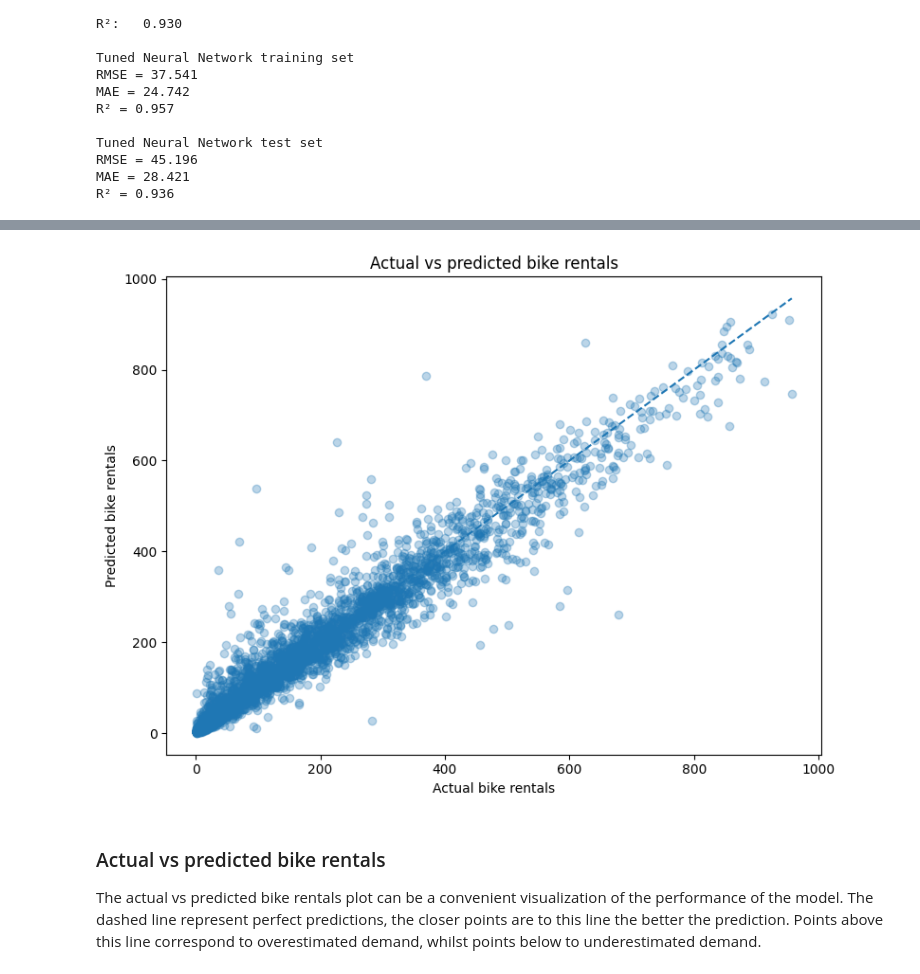
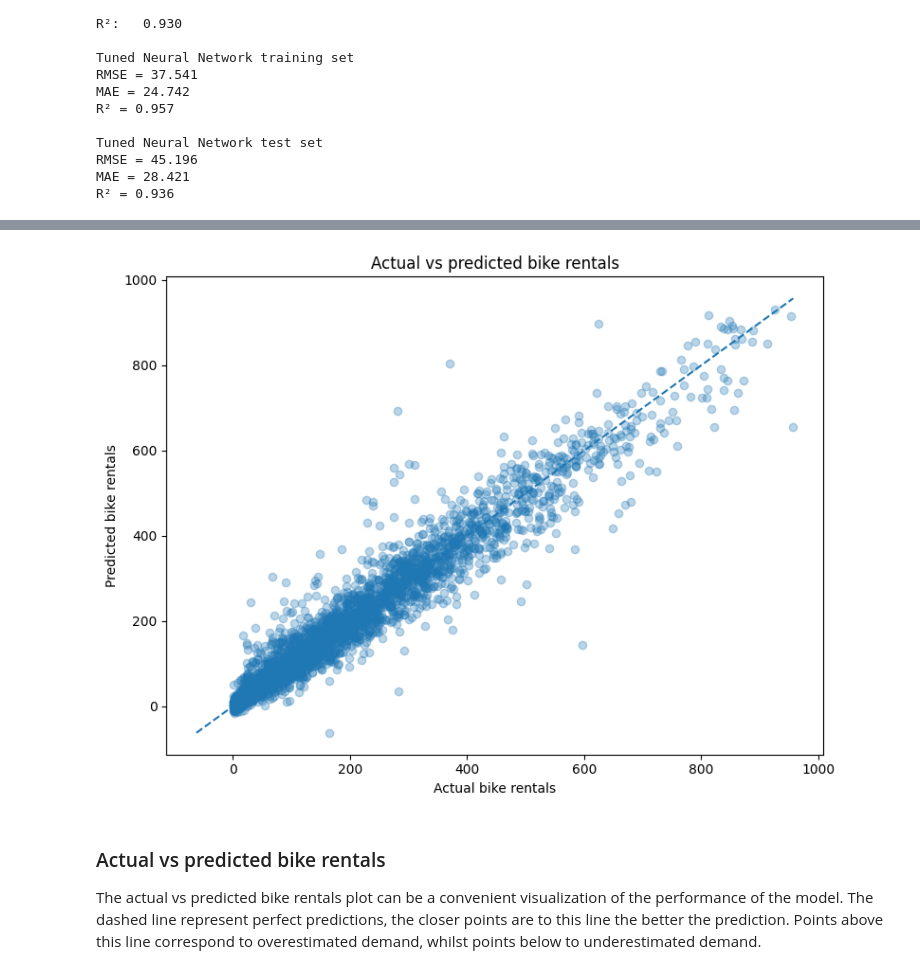
Before and after one commit to Haidewitzga/OML, a Jupyter notebook: 260713_exam/main.ipynb, the cells around one changed output, grey strips where cells are left out. Cells and saved outputs as stored; diff of their text form; code cells hidden in the pictures.

```diff
--- a/260713_exam/main.ipynb
+++ b/260713_exam/main.ipynb
@@ -992,11 +1038,16 @@ for name, X_train_version in feature_sets_train.items():
 
     # Evaluate on the corresponding test set
     X_test_version = feature_sets_test[name]
-    y_pred = random_forest.predict(X_test_version)
+    y_pred_train = random_forest.predict(X_train_version)
+    y_pred_test = random_forest.predict(X_test_version)
 
-    RF_test_rmse = np.sqrt(mean_squared_error(y_test, y_pred))
-    RF_test_mae = mean_absolute_error(y_test, y_pred)
-    RF_test_r2 = r2_score(y_test, y_pred)
+    RF_train_rmse = np.sqrt(mean_squared_error(y_train, y_pred_train))
+    RF_train_mae = mean_absolute_error(y_train, y_pred_train)
+    RF_train_r2 = r2_score(y_train, y_pred_train)
+
+    RF_test_rmse = np.sqrt(mean_squared_error(y_test, y_pred_test))
+    RF_test_mae = mean_absolute_error(y_test, y_pred_test)
+    RF_test_r2 = r2_score(y_test, y_pred_test)
 
     print(f"RMSE for test set = {RF_test_rmse:.3f}")
     print(f"MAE for test set = {RF_test_mae:.3f}")
@@ -1538,19 +1581,19 @@ The optimized Random Forest performs best across all three metrics. Its lower er
 # %%
 plt.figure(figsize=(8, 6))
 
-plt.scatter( y_test, y_pred_rf_gs,alpha=0.3)
+plt.scatter( y_test, NN_y_test_pred_tuned,alpha=0.3)
 
-minimum = min(y_test.min(), y_pred_rf_gs.min())
-maximum = max(y_test.max(), y_pred_rf_gs.max())
+minimum = min(y_test.min(), NN_y_test_pred_tuned.min())
+maximum = max(y_test.max(), NN_y_test_pred_tuned.max())
 
 plt.plot([minimum, maximum],[minimum, maximum],linestyle="--")
 plt.xlabel("Actual bike rentals")
 plt.ylabel("Predicted bike rentals")
 plt.title("Actual vs predicted bike rentals")
 plt.tight_layout()
 plt.show()
 # %% [output]
-[figure, old version]
+[figure, new version]
 # %% [markdown]
 ### Actual vs predicted bike rentals
 
```
Also changed, not shown: parts of 23 cells of this notebook.
